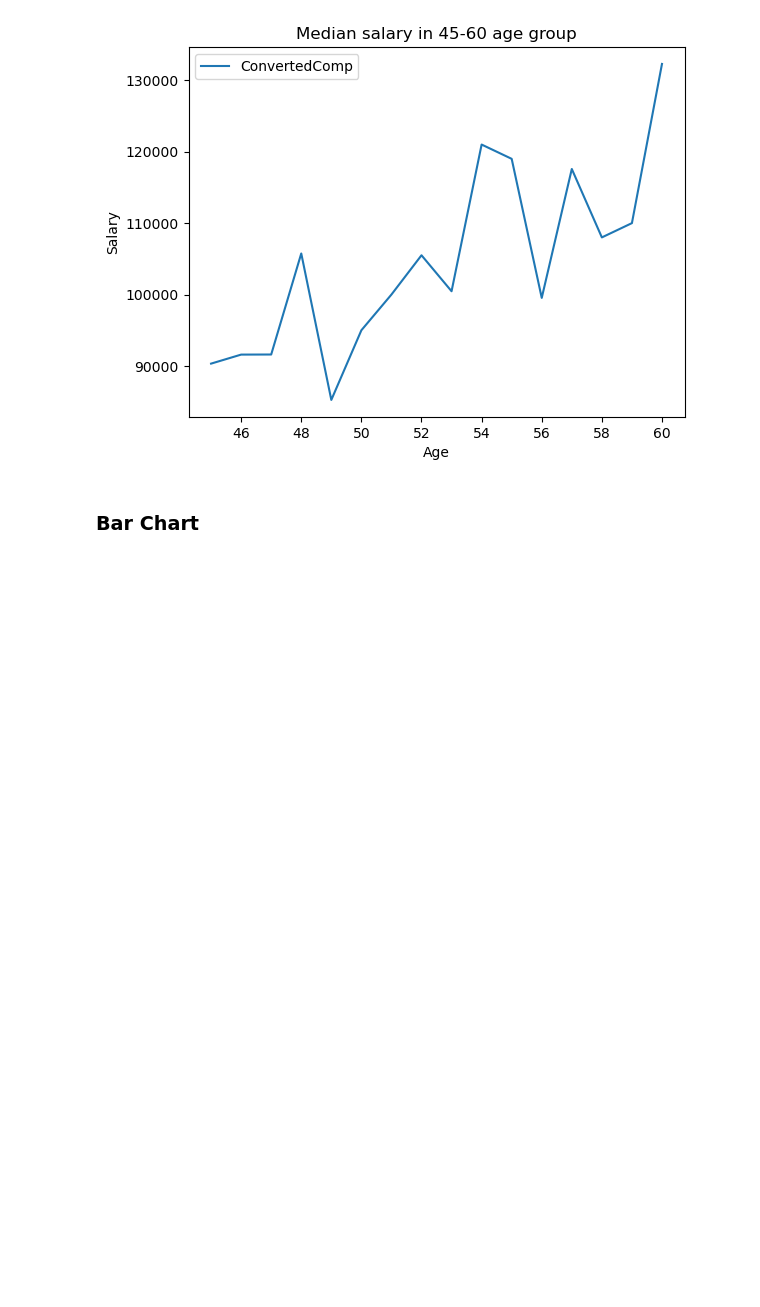
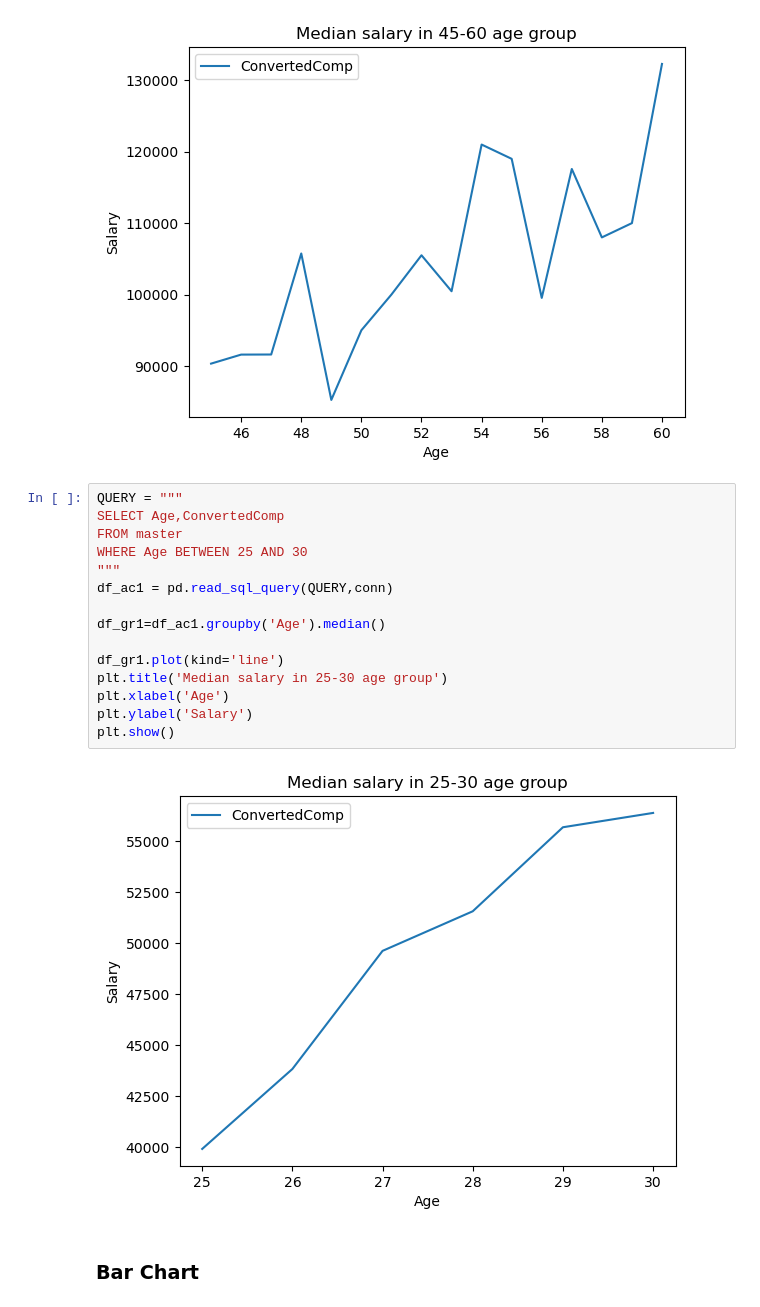
Before and after one commit to shanthivijayan/Capstone-Project, a Jupyter notebook: M4DataVisualization-lab.ipynb, the cells around one changed output. Cells and saved outputs as stored; diff of their text form; blank space fills up the shorter version.

Commit message:
Data Visualization Lab
Visualize the distribution of data.

Visualize the relationship between two features.

Visualize composition of data.

Visualize comparison of data.

```diff
--- a/M4DataVisualization-lab.ipynb
+++ b/M4DataVisualization-lab.ipynb
@@ -339,6 +368,23 @@ plt.ylabel('Salary')
 plt.show()
 # %% [output]
 [figure]
+# %%
+QUERY = """
+SELECT Age,ConvertedComp
+FROM master
+WHERE Age BETWEEN 25 AND 30
+"""
+df_ac1 = pd.read_sql_query(QUERY,conn)
+
+df_gr1=df_ac1.groupby('Age').median()
+
+df_gr1.plot(kind='line')
+plt.title('Median salary in 25-30 age group')
+plt.xlabel('Age')
+plt.ylabel('Salary')
+plt.show()
+# %% [output]
+[figure, added]
 # %% [markdown]
 ### Bar Chart
 # %% [markdown]
```
Also changed, not shown: parts of 2 cells of this notebook.
